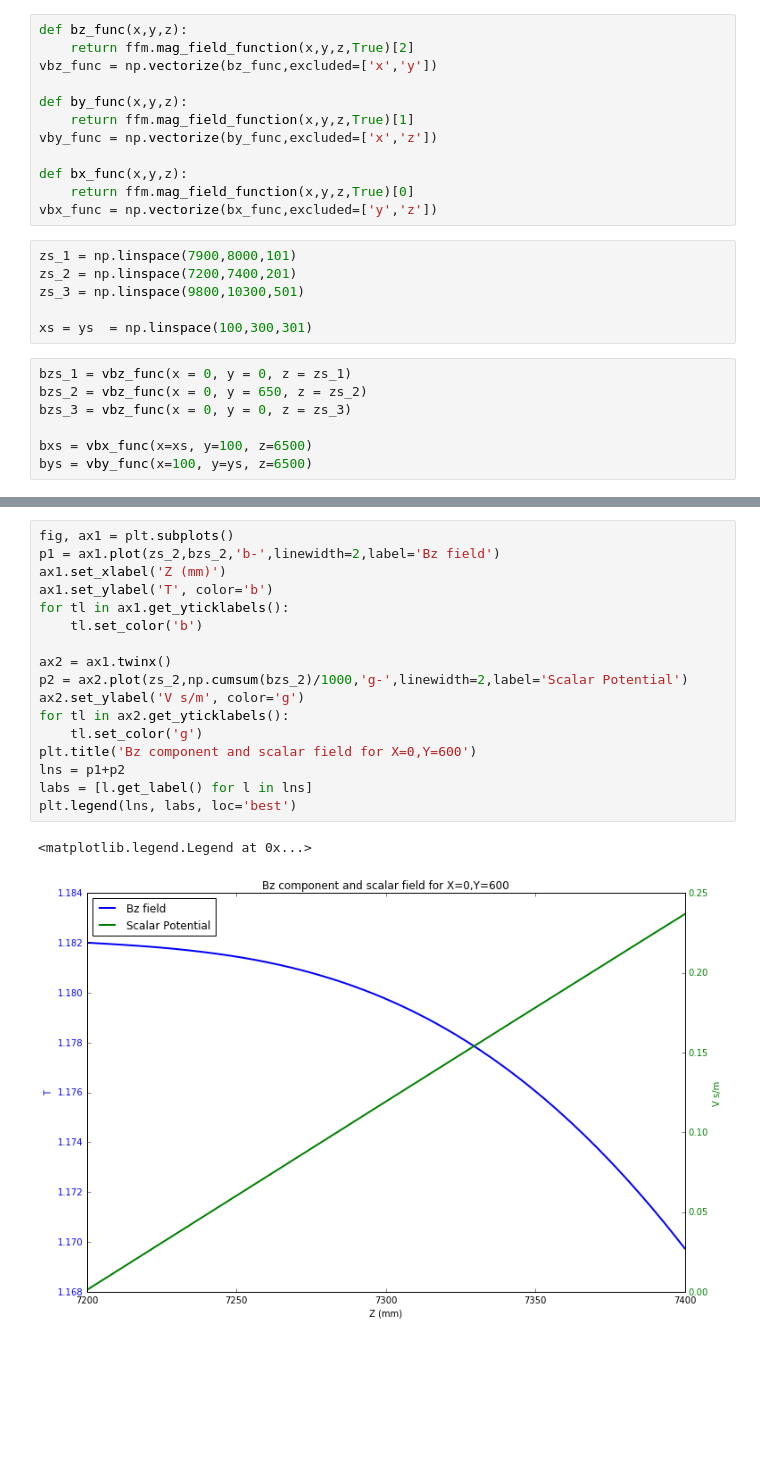
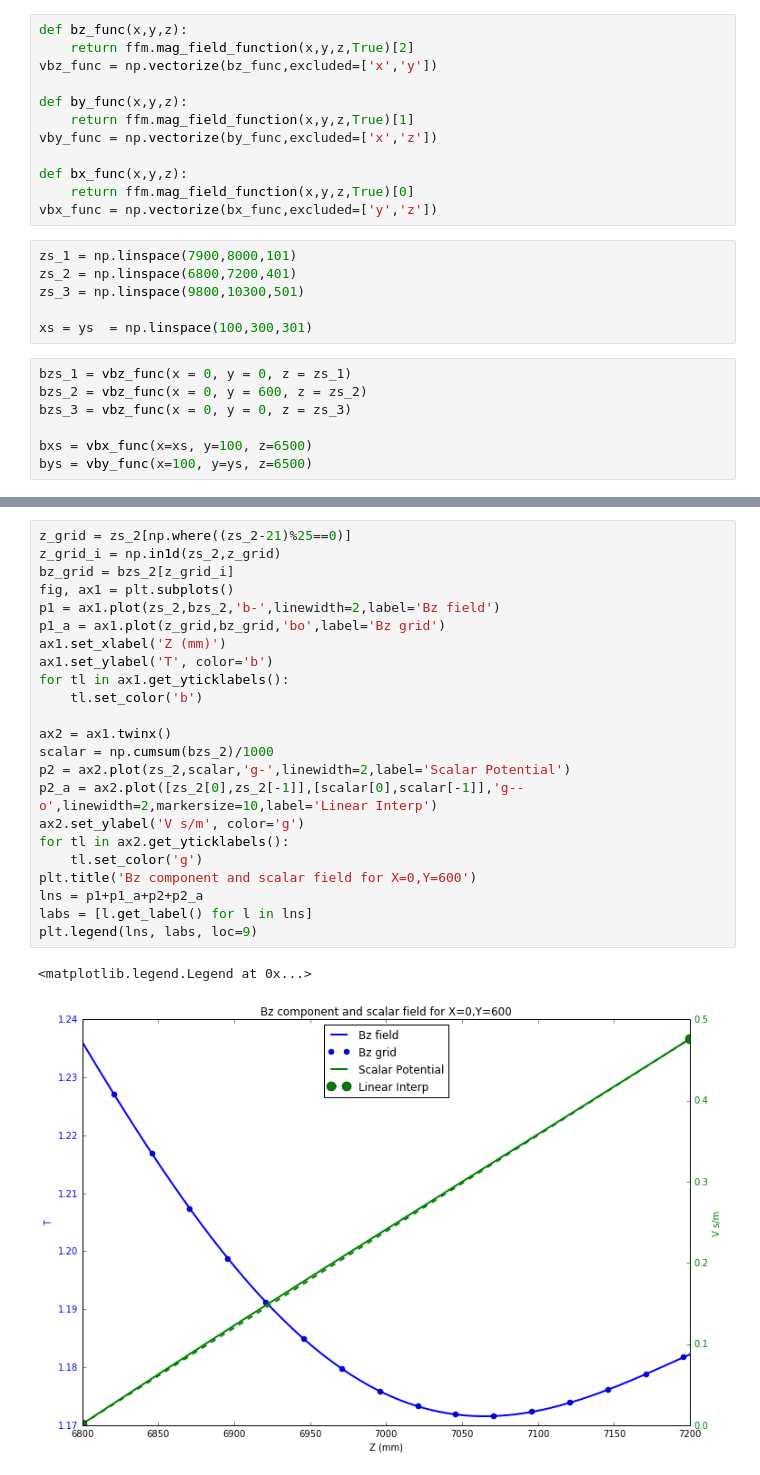
Before and after one commit to pollackscience/Mu2E, a Jupyter notebook: scripts/scalar_fields.ipynb, the cells around one changed output, grey strips where cells are left out. Drawn from its saved outputs; the diff is of its cells as text; blank space fills up the shorter version.

```diff
--- a/scripts/scalar_fields.ipynb
+++ b/scripts/scalar_fields.ipynb
@@ -26,13 +39,13 @@ def bx_func(x,y,z):
 vbx_func = np.vectorize(bx_func,excluded=['y','z'])
 # %%
 zs_1 = np.linspace(7900,8000,101)
-zs_2 = np.linspace(7200,7400,201)
+zs_2 = np.linspace(6800,7200,401)
 zs_3 = np.linspace(9800,10300,501)
 
 xs = ys  = np.linspace(100,300,301)
 # %%
 bzs_1 = vbz_func(x = 0, y = 0, z = zs_1)
-bzs_2 = vbz_func(x = 0, y = 650, z = zs_2)
+bzs_2 = vbz_func(x = 0, y = 600, z = zs_2)
 bzs_3 = vbz_func(x = 0, y = 0, z = zs_3)
 
 bxs = vbx_func(x=xs, y=100, z=6500)
@@ -60,21 +79,27 @@ plt.legend(lns, labs, loc='best')
 # %%
+z_grid = zs_2[np.where((zs_2-21)%25==0)]
+z_grid_i = np.in1d(zs_2,z_grid)
+bz_grid = bzs_2[z_grid_i]
 fig, ax1 = plt.subplots()
 p1 = ax1.plot(zs_2,bzs_2,'b-',linewidth=2,label='Bz field')
+p1_a = ax1.plot(z_grid,bz_grid,'bo',label='Bz grid')
 ax1.set_xlabel('Z (mm)')
 ax1.set_ylabel('T', color='b')
 for tl in ax1.get_yticklabels():
     tl.set_color('b')
 
 ax2 = ax1.twinx()
-p2 = ax2.plot(zs_2,np.cumsum(bzs_2)/1000,'g-',linewidth=2,label='Scalar Potential')
+scalar = np.cumsum(bzs_2)/1000
+p2 = ax2.plot(zs_2,scalar,'g-',linewidth=2,label='Scalar Potential')
+p2_a = ax2.plot([zs_2[0],zs_2[-1]],[scalar[0],scalar[-1]],'g--o',linewidth=2,markersize=10,label='Linear Interp')
 ax2.set_ylabel('V s/m', color='g')
 for tl in ax2.get_yticklabels():
     tl.set_color('g')
 plt.title('Bz component and scalar field for X=0,Y=600')
-lns = p1+p2
+lns = p1+p1_a+p2+p2_a
 labs = [l.get_label() for l in lns]
-plt.legend(lns, labs, loc='best')
+plt.legend(lns, labs, loc=9)
 # %% [output]
 <matplotlib.legend.Legend at 0x...>
-[figure, old version]
+[figure, new version]
 # %%
```
Also changed, not shown: parts of 8 cells of this notebook, 4 other files.
